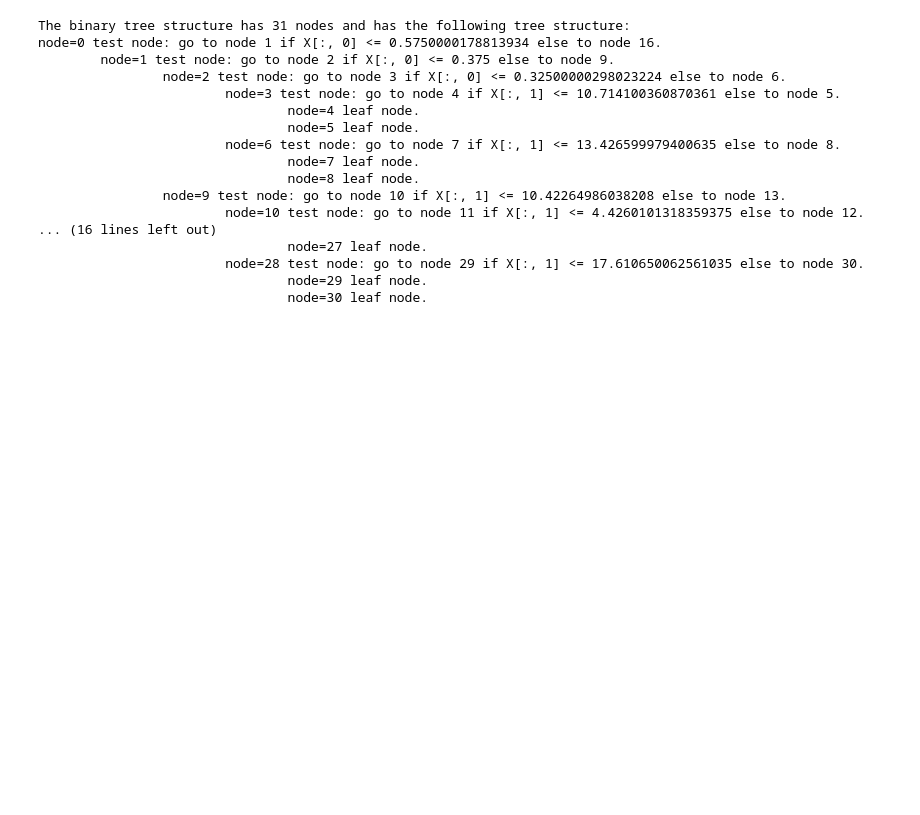
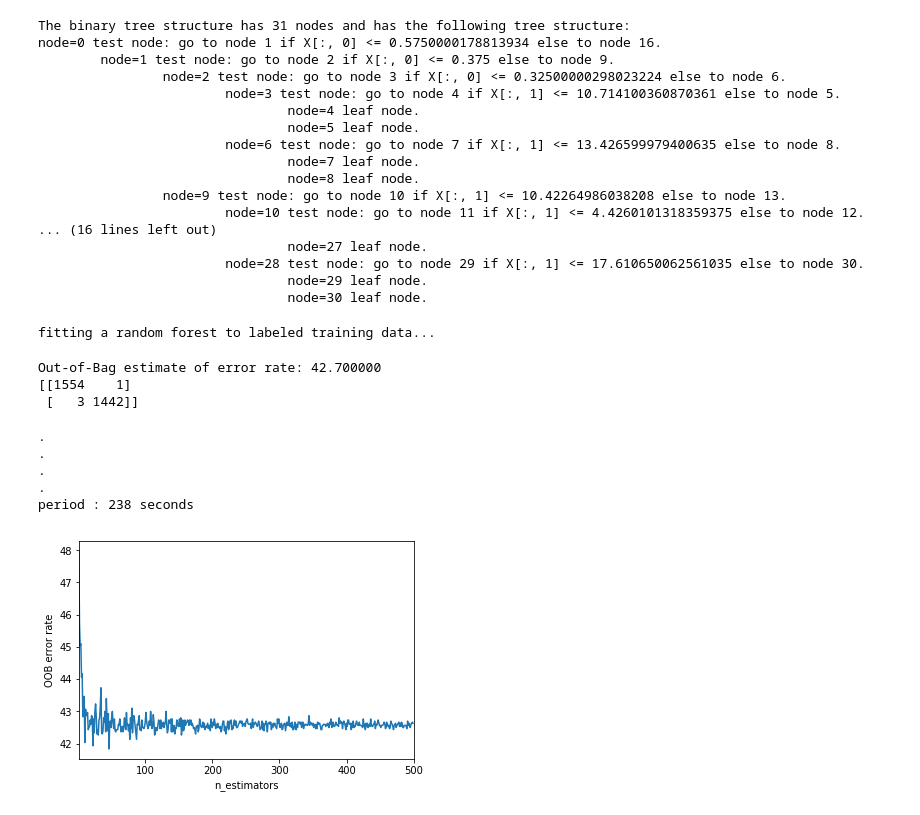
Before and after one commit to vanang/statistics-for-data-scientists-python, a Jupyter notebook: Notebooks/Chapter_6.ipynb, the cells around one changed output. Cells and saved outputs as stored; diff of their text form; code cells hidden in the pictures; blank space fills up the shorter version.

Commit message:
done up-to 6.3 RandomForest

```diff
--- a/Notebooks/Chapter_6.ipynb
+++ b/Notebooks/Chapter_6.ipynb
@@ -353,0 +352,63 @@ node=0 test node: go to node 1 if X[:, 0] <= 0.5750000178813934 else to node 16.
+# %%
+# 6.3.2 Random Forest
+from sklearn.ensemble import RandomForestClassifier
+
+feature_3_2 = ['borrower_score', 'payment_inc_ratio']
+
+# x_train <- 'borrower_score', 'payment_inc_ratio'
+# y_train <- 'outcome'
+x_train = loan_data3000[feature_3_2].copy()
+y_train = loan_data3000.outcome.copy()
+
+forest = RandomForestClassifier(n_estimators=500, oob_score=True)
+
+print('fitting a random forest to labeled training data...')
+forest = forest.fit(X=x_train, y=y_train)
+# %% [output]
+fitting a random forest to labeled training data...
+# %%
+# 6.3.2 Random Forest (Cont')
+pred = forest.predict(x_train)
+
+from sklearn.metrics import confusion_matrix
+
+conf_matrix = confusion_matrix(y_train, pred, labels=['paid off', 'default'])
+print('Out-of-Bag estimate of error rate: %f'%((1-forest.oob_score_)*100))
+print(conf_matrix)
+# %% [output]
+Out-of-Bag estimate of error rate: 42.700000
+[[1554    1]
+ [   3 1442]]
+# %%
+# 6.3.2 Random Forest (Cont') - Visualization of OOB by n_estimators
+import time
+warnings.filterwarnings('ignore')
+
+forest_oob = RandomForestClassifier(n_estimators=15, oob_score=True)
+
+error_rate = []
+starttime = time.time()
+
+# Takes long time due to testing large range of estimators
+for estimators in range(1, 500):
+    if estimators % 100 == 0:
+        print('.')
+    forest_oob.set_params(n_estimators=estimators)
+    forest_oob.fit(X=x_train, y=y_train)
+    error_rate.append((1-forest_oob.oob_score_) * 100)
+
+endtime = time.time()
+print('period : %d seconds'%(endtime-starttime))
+
+plt.plot(range(1, 500), error_rate)
+plt.xlim(1, 500)
+plt.xlabel("n_estimators")
+plt.ylabel("OOB error rate")
+plt.show()
+# %% [output]
+.
+.
+.
+.
+period : 238 seconds
+[figure, added]
```
Also changed, not shown: parts of 4 cells of this notebook.
